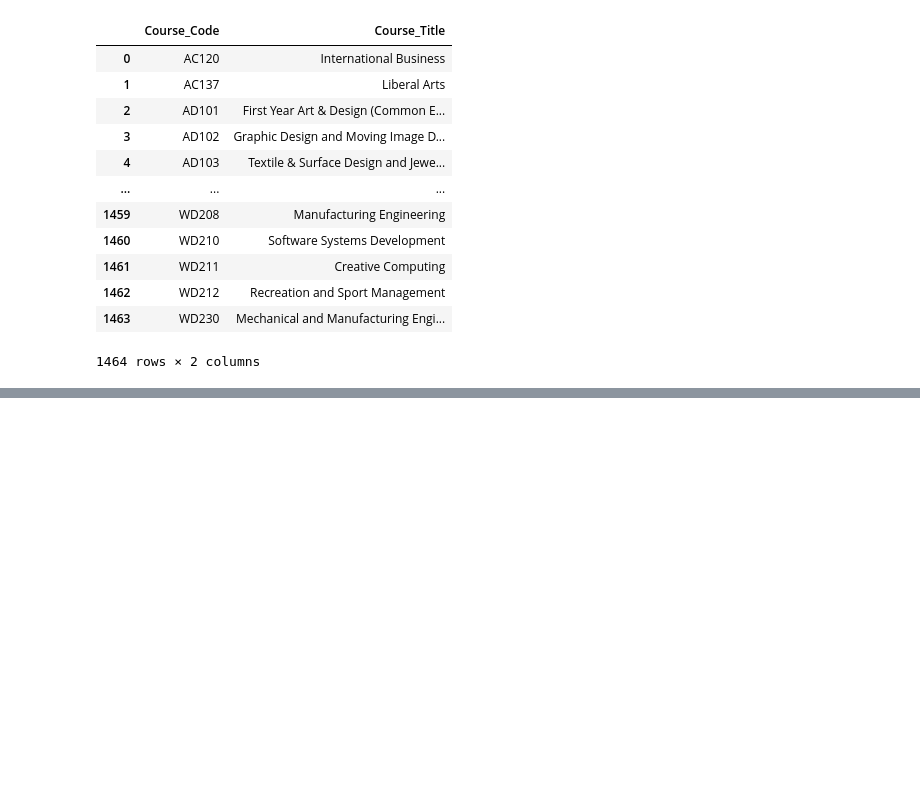
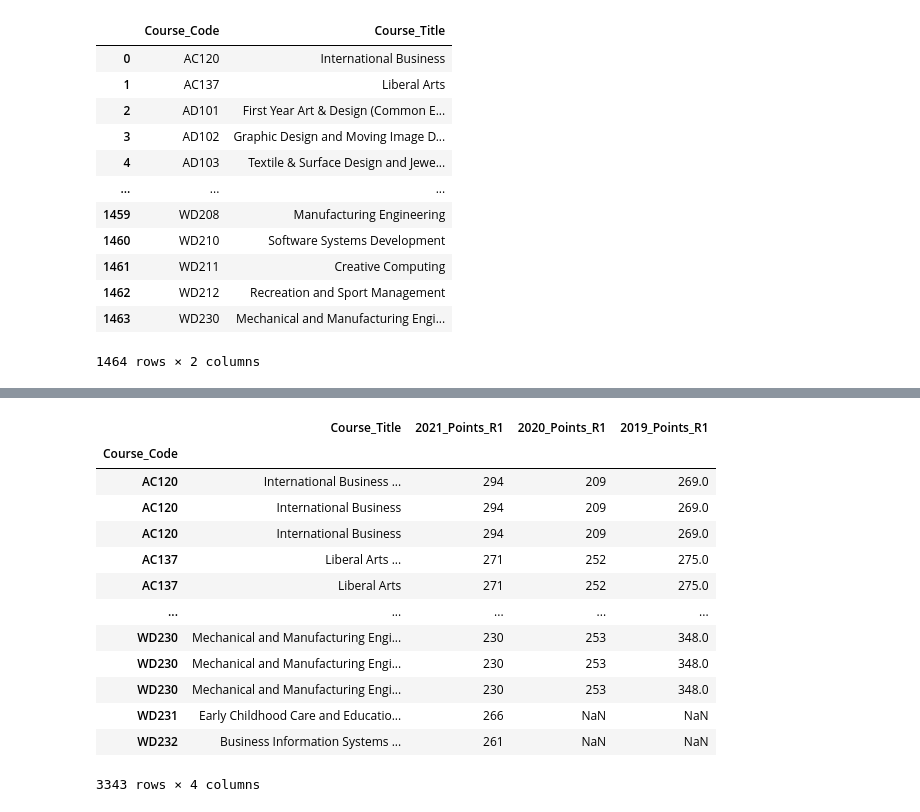
Before and after one commit to G00398258/fundsofda-assessment, a Jupyter notebook: cao.ipynb, the cells around one changed output, grey strips where cells are left out. Saved outputs shown, nothing was run; the diff lists cells and outputs as text; code cells hidden in the pictures; blank space fills up the shorter version.

Commit message:
Followed this week's video to join my dfs for the 2021, 2020 and 2019 CAO points together, should be ready to use for analysis

```diff
--- a/cao.ipynb
+++ b/cao.ipynb
@@ -302,0 +370,7 @@ all_courses[all_courses.duplicated(subset=["Course_Code"])]
+# %%
+# Set Course Code as the index
+df20_r1.set_index("Course_Code",inplace=True)
+# %%
+# Join to the df20_r1 df
+df_allcourses = df_allcourses.join(df20_r1)
+df_allcourses
@@ -302,0 +392,7 @@ all_courses[all_courses.duplicated(subset=["Course_Code"])]
+# %%
+# Doing the same for 2019 points - making a new df with just course code & R1 points
+df19_r1=df19[["Course Code", "Mid"]] # Mid looks like it was the R1 Points
+
+# Change the column names to match df21
+df19_r1.columns = ["Course_Code","2019_Points_R1"]
+df19_r1
@@ -302,0 +413,21 @@ all_courses[all_courses.duplicated(subset=["Course_Code"])]
+# %%
+df19_r1.set_index("Course_Code",inplace=True)
+# %%
+# Join to the df20_r1 df
+df_allcourses = df_allcourses.join(df19_r1)
+df_allcourses
+# %% [output]
+|  | Course_Title | 2021_Points_R1 | 2020_Points_R1 | 2019_Points_R1 |
+| Course_Code |  |  |  |  |
+| AC120 | International Business ... | 294 | 209 | 269.0 |
+| AC120 | International Business | 294 | 209 | 269.0 |
+| AC120 | International Business | 294 | 209 | 269.0 |
+| AC137 | Liberal Arts ... | 271 | 252 | 275.0 |
+| AC137 | Liberal Arts | 271 | 252 | 275.0 |
+| ... | ... | ... | ... | ... |
+| WD230 | Mechanical and Manufacturing Engi... | 230 | 253 | 348.0 |
+| WD230 | Mechanical and Manufacturing Engi... | 230 | 253 | 348.0 |
+| WD230 | Mechanical and Manufacturing Engi... | 230 | 253 | 348.0 |
+| WD231 | Early Childhood Care and Educatio... | 266 | NaN | NaN |
+| WD232 | Business Information Systems ... | 261 | NaN | NaN |
+3343 rows × 4 columns
```
Also changed, not shown: parts of 20 cells of this notebook, 48 other files.
